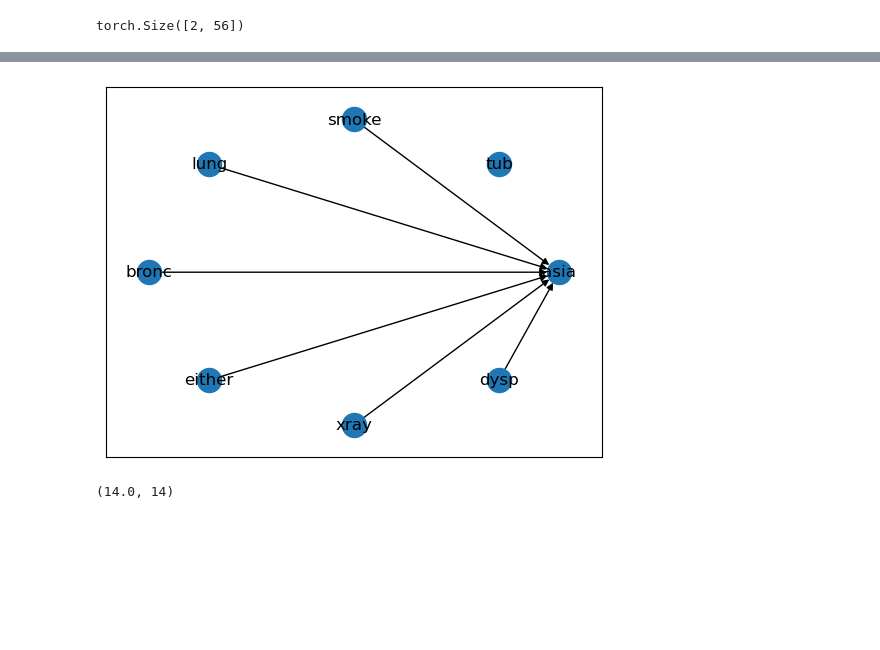
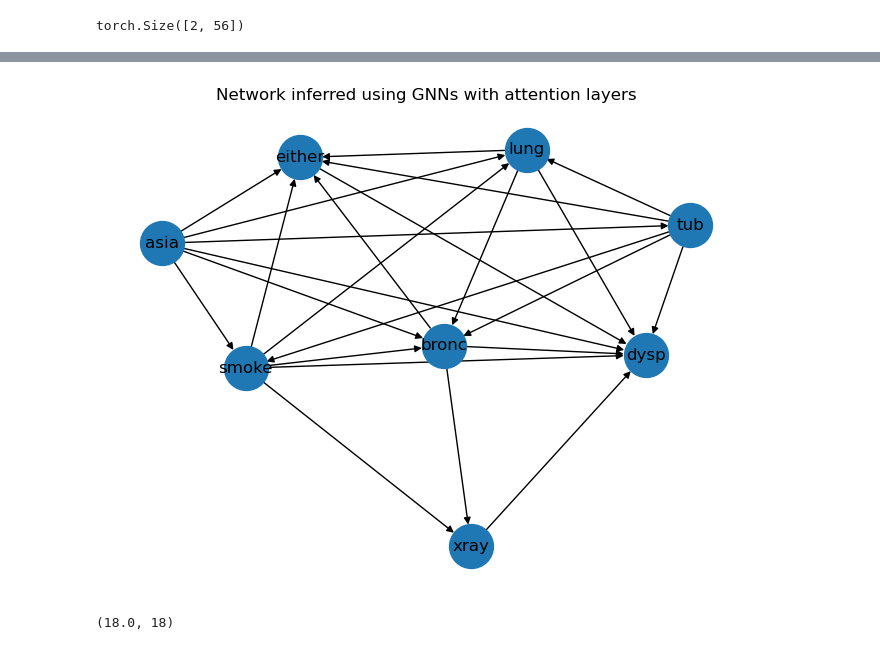
Before and after one commit to AmoghSingh25/Structure_Learning_L65, a Jupyter notebook: Reconstruct_Attention.ipynb, the cells around one changed output, grey strips where cells are left out. Cells and saved outputs as stored; diff of their text form; code cells hidden in the pictures; blank space fills up the shorter version.

Commit message:
Removing transitive edges and adding document images

```diff
--- a/Reconstruct_Attention.ipynb
+++ b/Reconstruct_Attention.ipynb
@@ -134,7 +137,7 @@ Data(x=[8, 10000], edge_index=[2, 56])
 model = GAT(data.x.shape[1], 20, num_samples, heads=data.num_nodes)
 optim = torch.optim.Adam(model.parameters(), lr=0.001)
 scheduler = torch.optim.lr_scheduler.ExponentialLR(optim, gamma=0.99)
-loss_fn = torch.nn.CrossEntropyLoss()
+loss_fn = torch.nn.MSELoss()
 # %%
 true_vals = torch.tensor(df_asia.T.to_numpy().astype("float32").reshape(-1, num_samples))
 # %%
@@ -158,7 +171,7 @@ for i in tqdm(range(1000)):
     optim.zero_grad()
     out = model(data.x, data.edge_index)
     if i % 50 == 0:
-        data.x = torch.tensor(df_asia.T.to_numpy().astype("float32").reshape(-1, num_samples)) + torch.randn((data.num_nodes, num_samples)) * (i / 1000)
+        data.x = torch.tensor(df_asia.T.to_numpy().astype("float32").reshape(-1, num_samples)) + torch.randn((data.num_nodes, num_samples)) * (i / 1000) - 0.5
 
     loss1 = loss_fn(true_vals, out)
     loss1.backward()
@@ -295,9 +259,14 @@ new_adj = np.zeros((data.num_nodes, data.num_nodes))
 # %%
+new_adj = np.zeros((data.num_nodes, data.num_nodes))
+thresh_g = np.max(explanation['edge_mask'].detach().numpy()) * 0.6
 for i in range(len(adj_1)):
+    thresh_t = np.max(np.abs(temp_adj[i])) * 0.9
     for j in range(0, i):
         if i==j:
             continue
-        if adj_1[i][j] > thresh:
+        if temp_adj[i][j] >= thresh_t:
             new_adj[j][i] = 1
-        elif np.abs(adj_1[i][j]) > thresh:
-            new_adj[i][j] = 1
+        # elif np.abs(temp_adj[i][j]) >= thresh_t:
+        #     new_adj[j][i] = 1
+        # elif np.abs(adj_1[i][j]) >= thresh_t:
+        #     new_adj[i][j] = 1
@@ -309,2 +287,5 @@ plt.imshow(new_adj)
 # %%
 g = nx.DiGraph(new_adj, nodes=df_asia.columns)
+g = nx.relabel_nodes(g, mapping = {
+    i:df_asia.columns[i] for i in range(len(g.nodes))
+})
@@ -311,11 +296,11 @@ g = nx.DiGraph(new_adj, nodes=df_asia.columns)
 # %%
-pos = nx.circular_layout(g)
-nx.draw_networkx(g, pos, labels = {
-    i:df_asia.columns[i] for i in range(len(g.nodes))
-})
+pos = nx.nx_pydot.graphviz_layout(g)
+nx.draw(g, pos, with_labels=True, node_size=1000)
+plt.title("Network inferred using GNNs with attention layers")
+plt.show()
 # %% [output]
-[figure, old version]
+[figure, new version]
-# %%
-comb_SHD(new_adj, model_asia['adjmat'].astype(int).to_numpy())
-# %% [output]
-(14.0, 14)
+# %%
+comb_SHD(new_adj, model_asia['adjmat'].astype(int).to_numpy())
+# %% [output]
+(18.0, 18)
```
Also changed, not shown: parts of 36 cells of this notebook, 9 other files.
